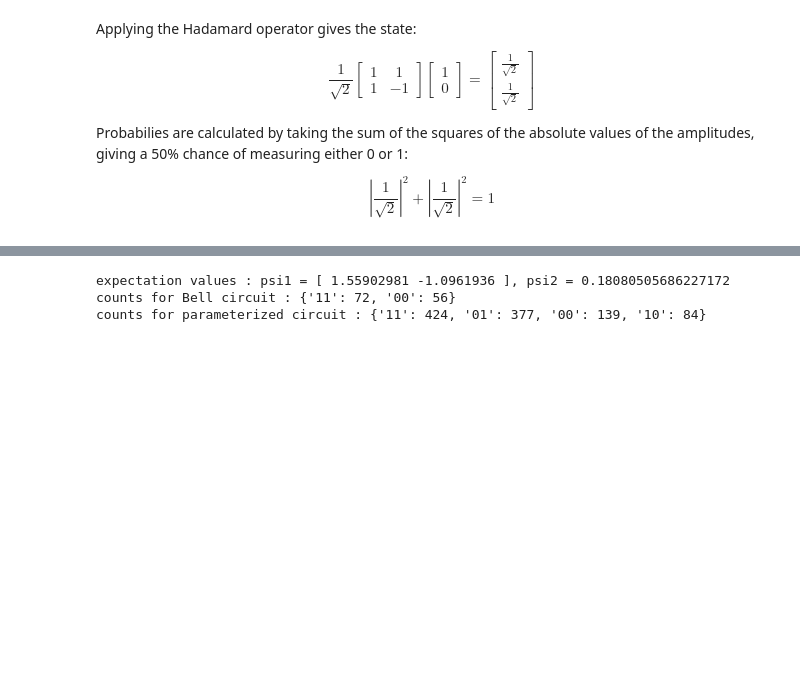
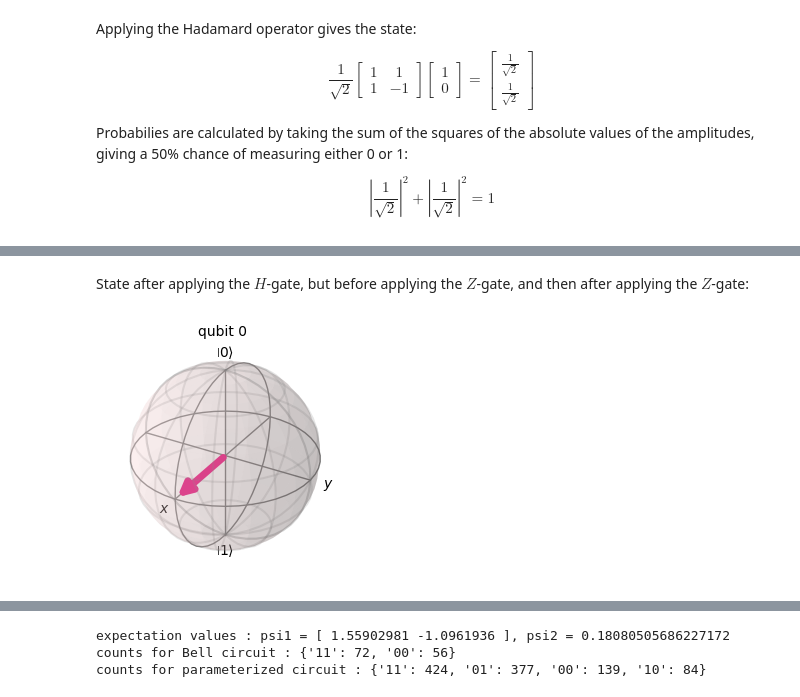
Before and after one commit to skingham/londonmet_quantum_tutorials, a Jupyter notebook: notebooks/week_2-single-qubit-gates.ipynb, the cells around one changed output, grey strips where cells are left out. Saved outputs shown, nothing was run; the diff lists cells and outputs as text; code cells hidden in the pictures; blank space fills up the shorter version.

```diff
--- a/notebooks/week_2-single-qubit-gates.ipynb
+++ b/notebooks/week_2-single-qubit-gates.ipynb
@@ -48,0 +87,7 @@ plot_histogram(counts, title='Superposition counts')
+# %% [markdown]
+State after applying the $H$-gate, but before applying the $Z$-gate, and then after applying the $Z$-gate:
+# %%
+from qiskit.visualization import plot_bloch_multivector
+plot_bloch_multivector(state1, figsize=(3,3.5))
+# %% [output]
+[figure, added]
```
Also changed, not shown: parts of 14 cells of this notebook, 3 other files.
